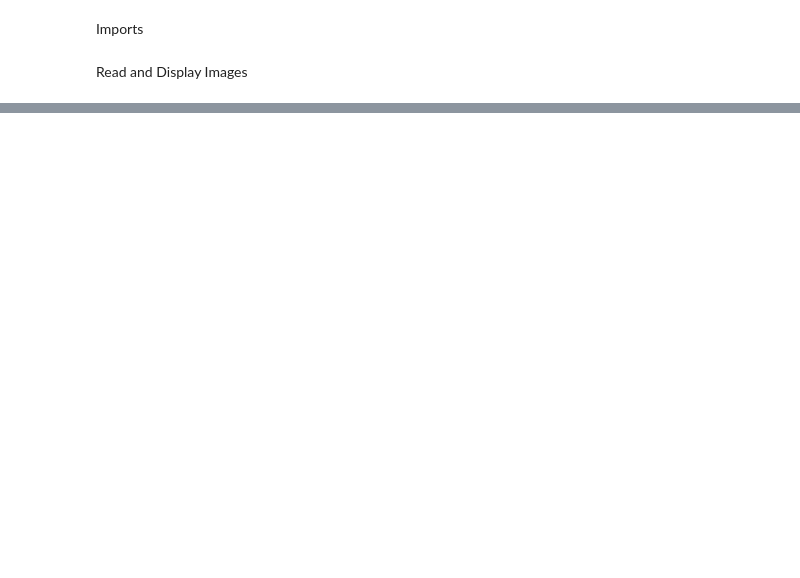
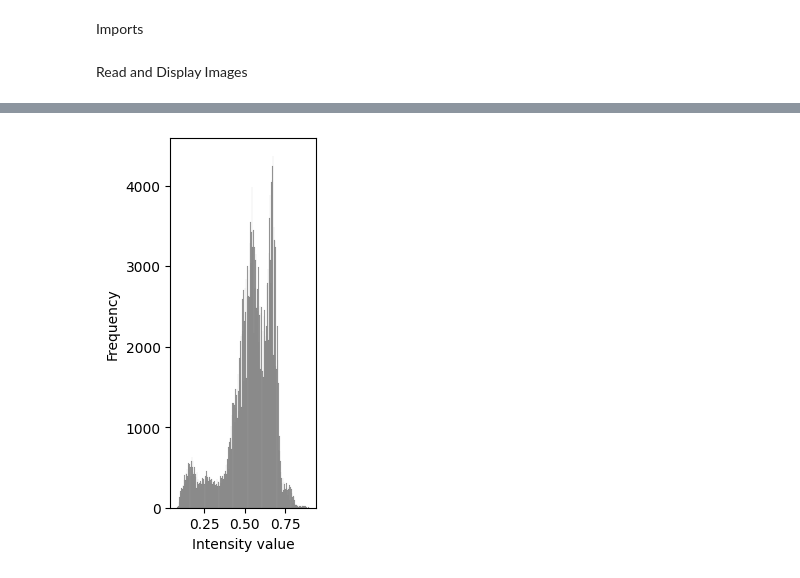
Before and after one commit to Oriinga/ComputerVisionLab, a Jupyter notebook: Lab1/lab1.ipynb, the cells around one changed output, grey strips where cells are left out. Cells and saved outputs as stored; diff of their text form; code cells hidden in the pictures; blank space fills up the shorter version.

```diff
--- a/Lab1/lab1.ipynb
+++ b/Lab1/lab1.ipynb
@@ -89,0 +89,22 @@ displayImage("image-35.jpg")
+# %%
+print("1. Dimensions:",img.shape)
+mask = skimage.color.rgb2gray(cv2.imread('Images/mask-35.png'))
+white_pix = np.sum(mask==1)
+print("2. Num white pixels:",white_pix)
+
+#=========================================================================
+
+gray_img = skimage.color.rgb2gray(img)
+print("3. Max value in grayscale(Noramalized):",np.max(gray_img))
+
+img_with_mask = gray_img*mask
+print("4. Max pixel in puzzel(Normalized):",np.max(img_with_mask))
+
+print("5. Mean intensity for image:",np.mean(gray_img))
+
+print("6. Mean brightness of puzzle pixels",np.mean(gray_img[mask == 1]))
+
+print("7. Mean brightness of background pixels",np.mean(gray_img[mask != 1]))
+
+print("8. Variance of puzzle pixels",np.var(gray_img[mask == 1]))
+print("9. Variance of bakground pixels",np.var(gray_img[mask != 1]))
@@ -89,0 +177,10 @@ displayImage("image-35.jpg")
+# %%
+gray_hist =  gray_img.flatten()
+
+plt.subplot(1,3,3)
+sns.histplot( gray_hist, bins=256, kde=False,color='gray')
+plt.xlabel("Intensity value")
+plt.ylabel("Frequency")
+plt.show()
+# %% [output]
+[figure, added]
```
Also changed, not shown: parts of 5 cells of this notebook.
